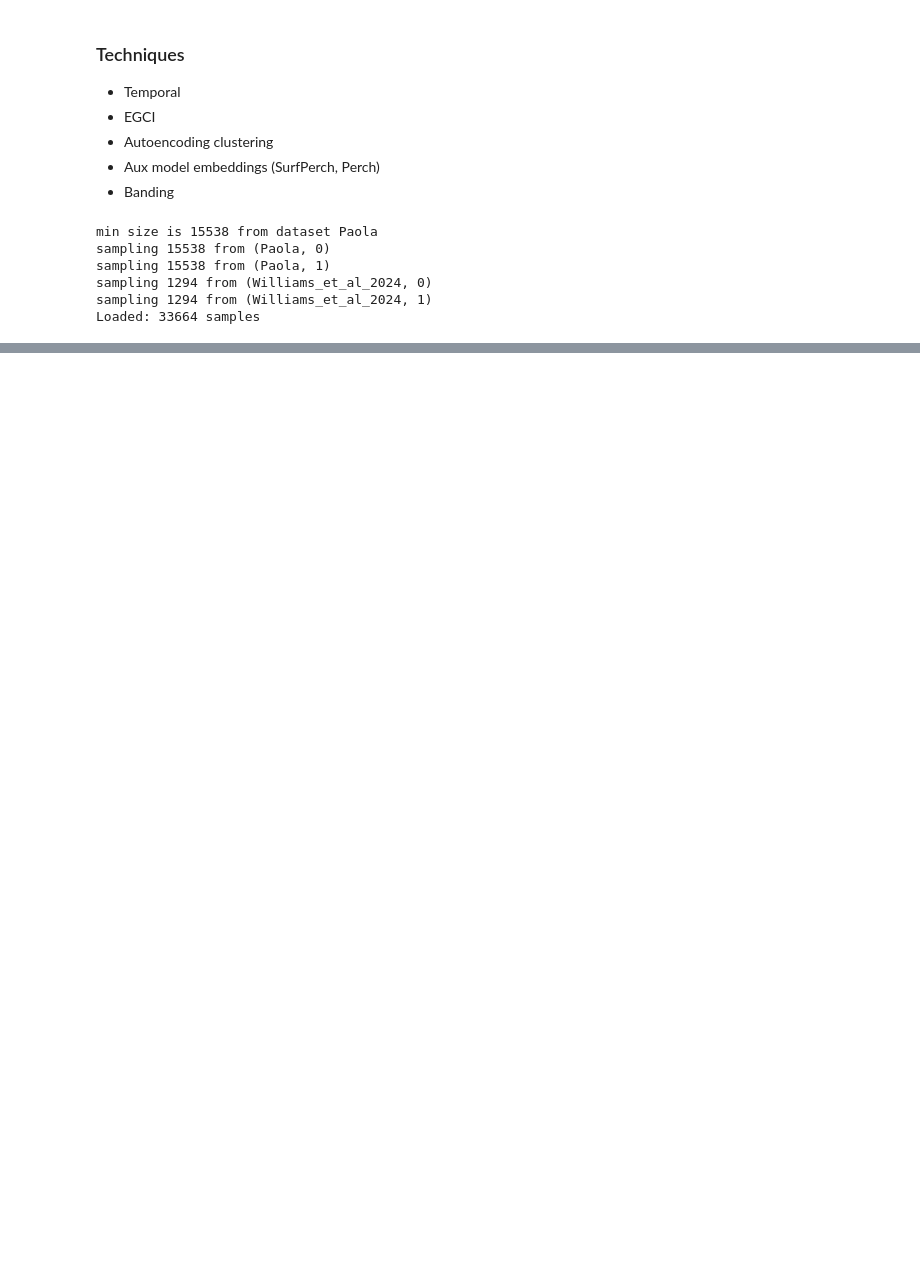
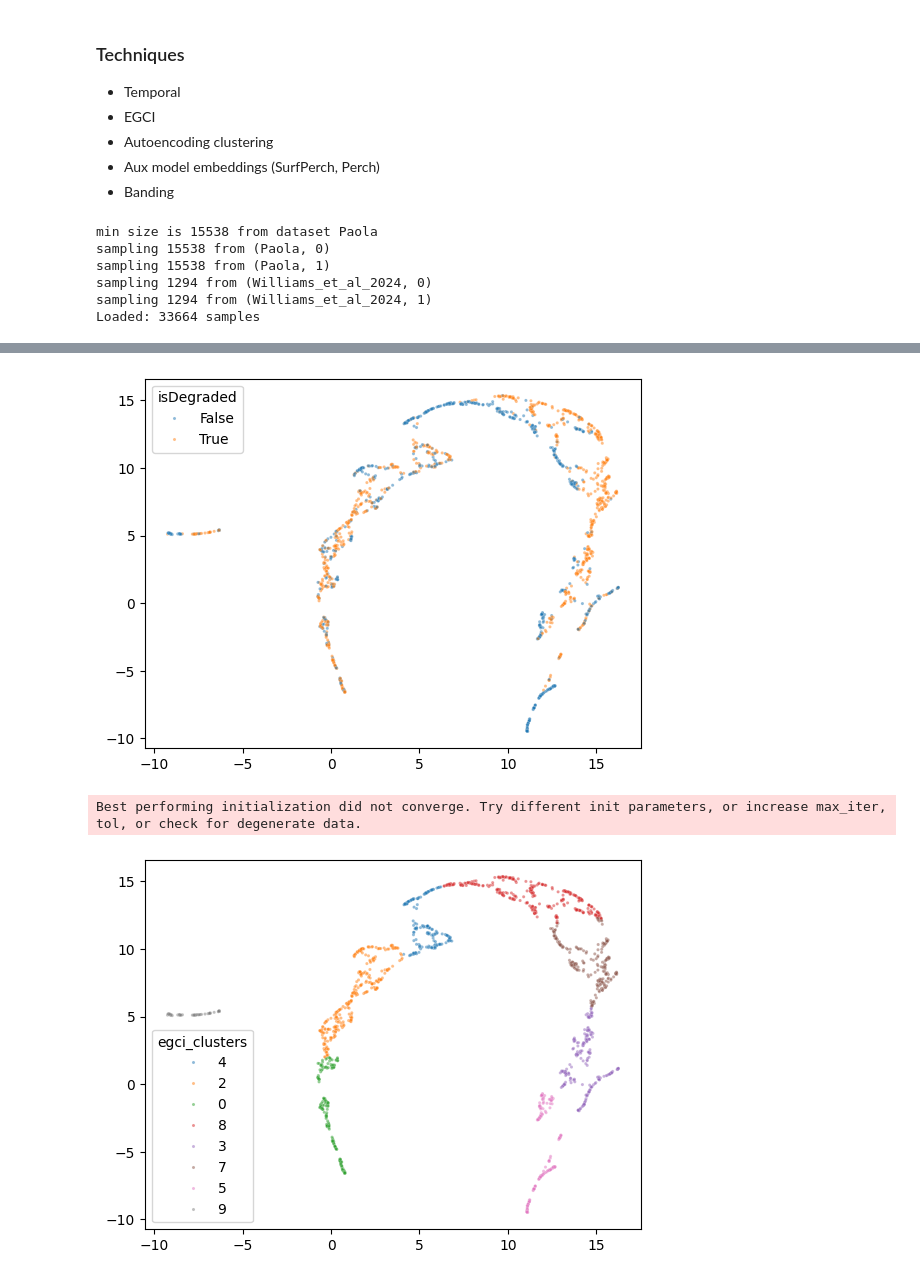
Before and after one commit to UCSD-E4E/anu_experiments_acoustic_species, a Jupyter notebook: pipeline/pipeline.ipynb, the cells around one changed output, grey strips where cells are left out. Saved outputs shown, nothing was run; the diff lists cells and outputs as text; code cells hidden in the pictures; blank space fills up the shorter version.

```diff
--- a/pipeline/pipeline.ipynb
+++ b/pipeline/pipeline.ipynb
@@ -162,12 +166,23 @@ normalize = lambda e: (e-e.min())/(e.max()-e.min())
 # %%
 import plotly.express as px
 
-egci_points = np.concat([points[:,0].reshape(-1,1), points[:,1].reshape(-1,1), normalize(dist.reshape(-1,1))], axis=1)
+egci_points = StandardScaler().fit_transform(np.concat([points[:,0].reshape(-1,1), points[:,1].reshape(-1,1), normalize(dist.reshape(-1,1))], axis=1))
+egci_points = reducer.fit_transform(egci_points)
 
 
 
-fig = px.scatter_3d(x=egci_points[:,0], y=egci_points[:,1], z=(egci_points[:,2]), color = df['isDegraded'])
+sns.scatterplot(x=egci_points[:, 0], y=egci_points[:, 1], hue=df['isDegraded'], s=5, alpha=0.5)
+plt.show()
 
-fig.update_traces(marker_size = 1)
 
-fig.show()
+clustering = sklearn.mixture.BayesianGaussianMixture(n_components=10).fit_predict(egci_points)
+
+
+df['egci_clusters'] = clustering.astype(str)
+
+sns.scatterplot(x=egci_points[:, 0], y=egci_points[:, 1], hue=df['egci_clusters'], s=5, alpha=0.5)
+plt.show()
+# %% [output]
+[figure, added]
+Best performing initialization did not converge. Try different init parameters, or increase max_iter, tol, or check for degenerate data.
+[figure, added]
```
Also changed, not shown: parts of 6 cells of this notebook, 7 other files.
